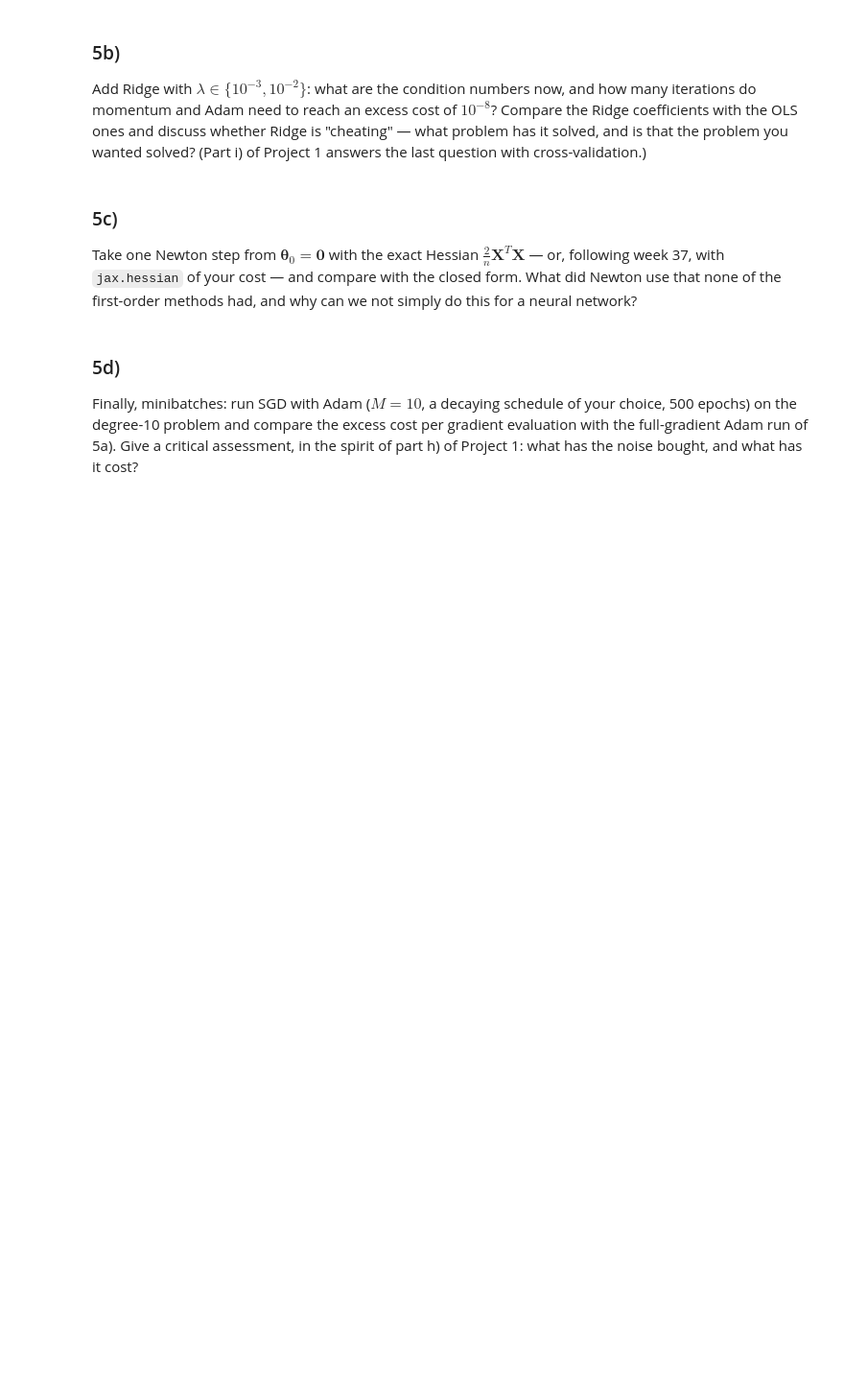
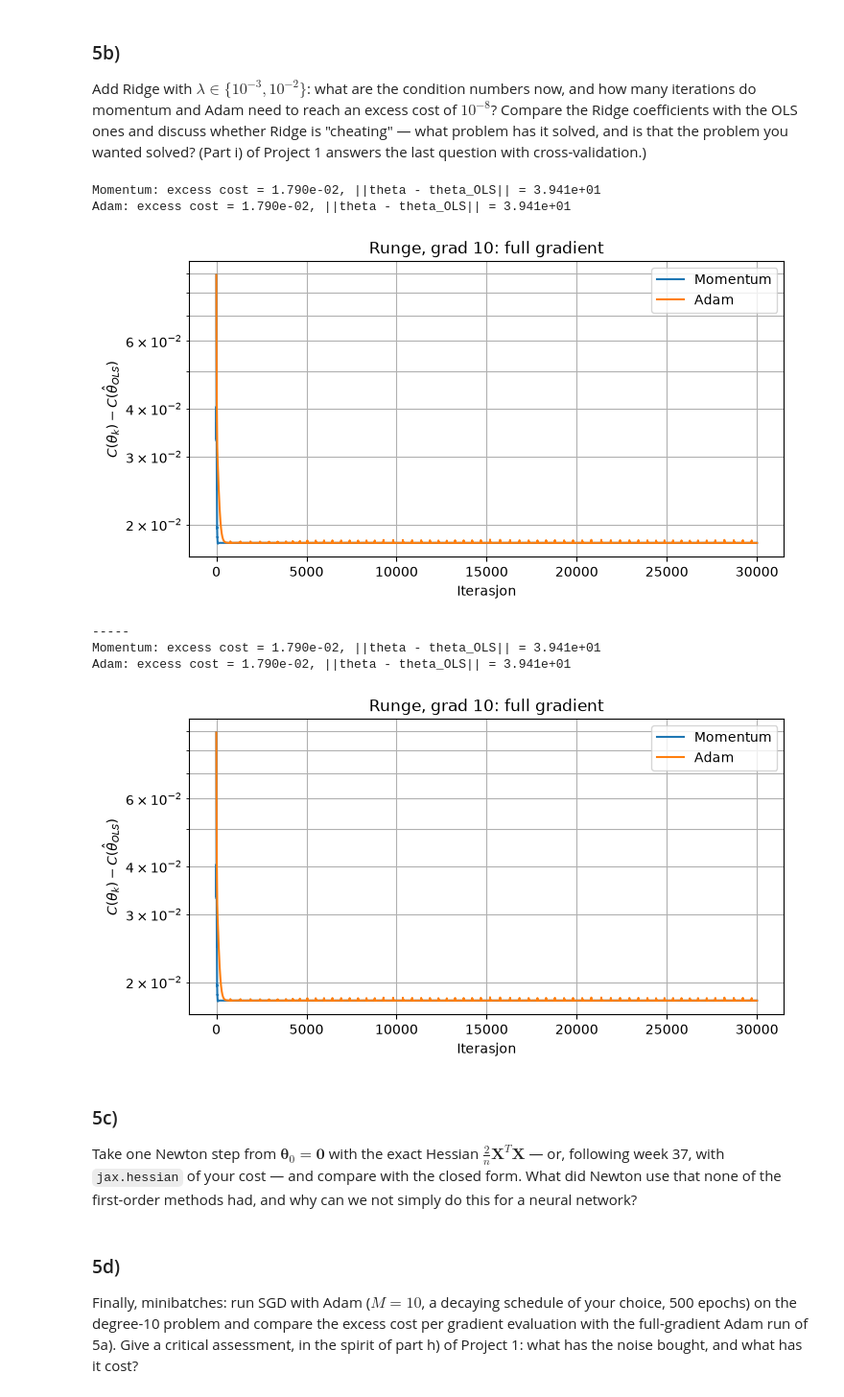
Before and after one commit to Timholmen96/MachineLearningUiO, a Jupyter notebook: doc/WeeklyMaterial/week38/exercisesweek38.ipynb, the cells around one changed output. Shown at 96% size. Saved outputs shown, nothing was run; the diff lists cells and outputs as text; code cells hidden in the pictures; blank space fills up the shorter version.

```diff
--- a/doc/WeeklyMaterial/week38/exercisesweek38.ipynb
+++ b/doc/WeeklyMaterial/week38/exercisesweek38.ipynb
@@ -938,7 +947,15 @@ with cross-validation.)
 # %%
 Ridge_1 = runge_comparison(degree=10, num_iters=30000, lam=1e-2)
 print("-----")
-#Ridge_2 = runge_comparison(lam=10**(-2))
+Ridge_2 = runge_comparison(lam=10**(-2))
+# %% [output]
+Momentum: excess cost = 1.790e-02, ||theta - theta_OLS|| = 3.941e+01
+Adam: excess cost = 1.790e-02, ||theta - theta_OLS|| = 3.941e+01
+[figure, added]
+-----
+Momentum: excess cost = 1.790e-02, ||theta - theta_OLS|| = 3.941e+01
+Adam: excess cost = 1.790e-02, ||theta - theta_OLS|| = 3.941e+01
+[figure, added]
 # %% [markdown]
 ### 5c)
 
```
Also changed, not shown: parts of 2 cells of this notebook.
